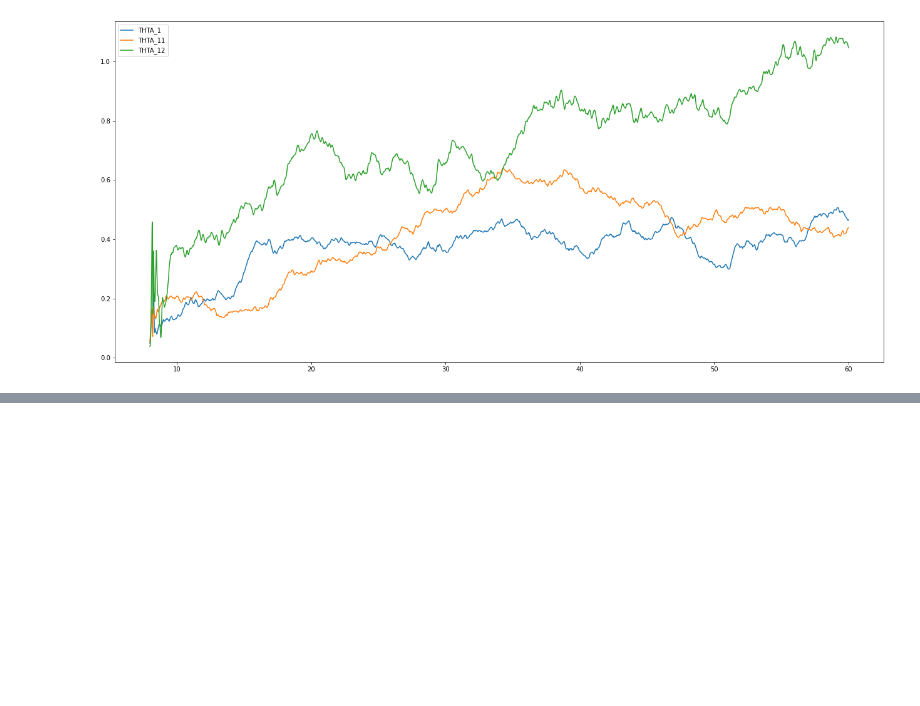
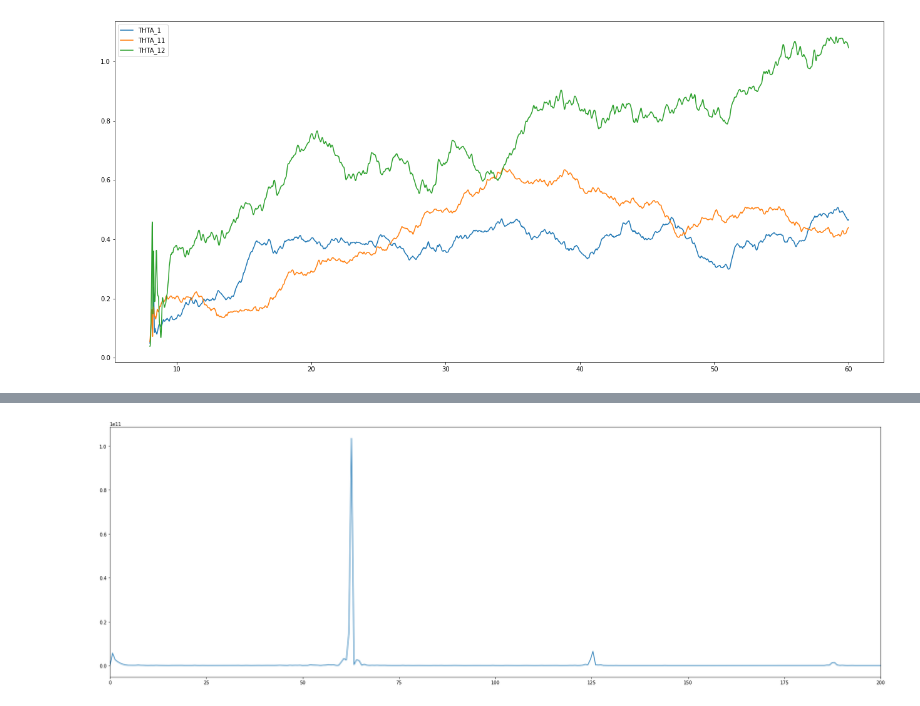
Before and after one commit to tiny-infinity/GridCellsCopy, a Jupyter notebook: analysis/notebooks/theta_analysis/gov_3.ipynb, the cells around one changed output, grey strips where cells are left out. Drawn from its saved outputs; the diff is of its cells as text; code cells hidden in the pictures; blank space fills up the shorter version.

```diff
--- a/analysis/notebooks/theta_analysis/gov_3.ipynb
+++ b/analysis/notebooks/theta_analysis/gov_3.ipynb
@@ -249,0 +272,11 @@ FileNotFoundError: Cannot locate data for sim ID: THTA_21
+# %%
+intrnrn_v = s_utils.load_data(sim_id="THTA_2",data_id="intrnrn_v")
+fft_freq,fft_sig,pow_spec = a_utils.calc_fft(intrnrn_v)
+time_arr = np.linspace(0,60,60000)
+
+fig,ax=plt.subplots(1,1,figsize=(30,10))
+ax.plot(fft_freq,pow_spec)
+ax.set_xlim(0,200)
+plt.show()
+# %% [output]
+[figure, added]
```
Also changed, not shown: parts of 4 cells of this notebook.
